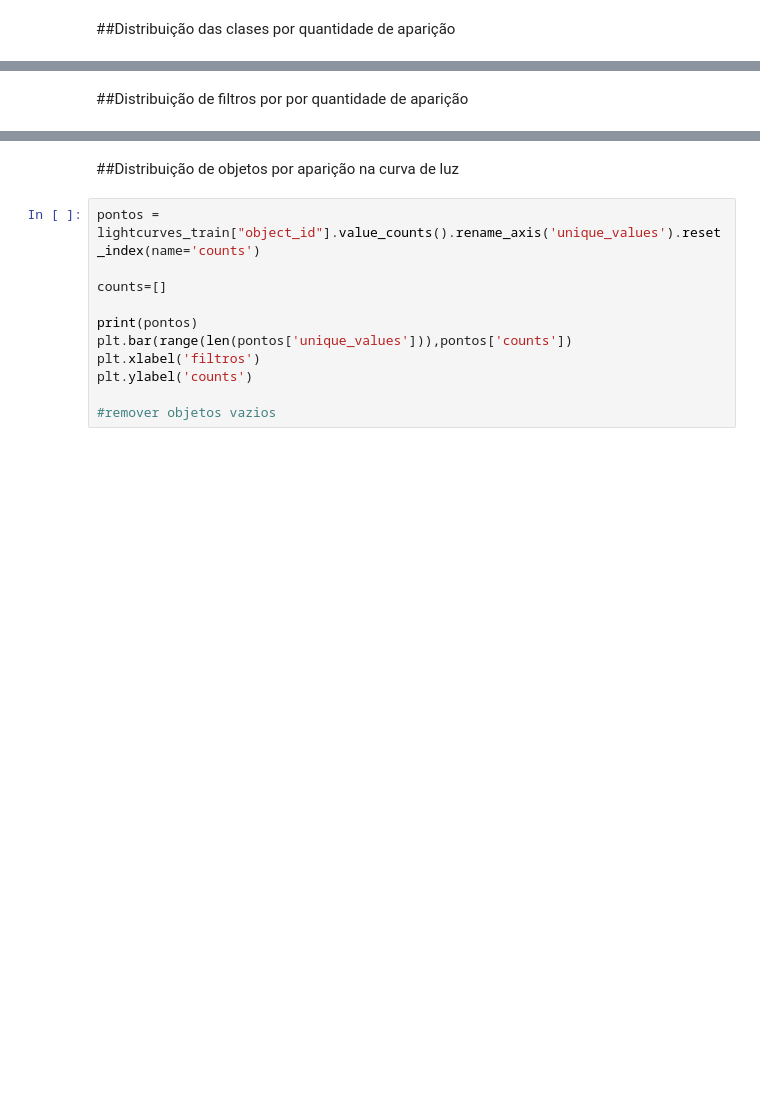
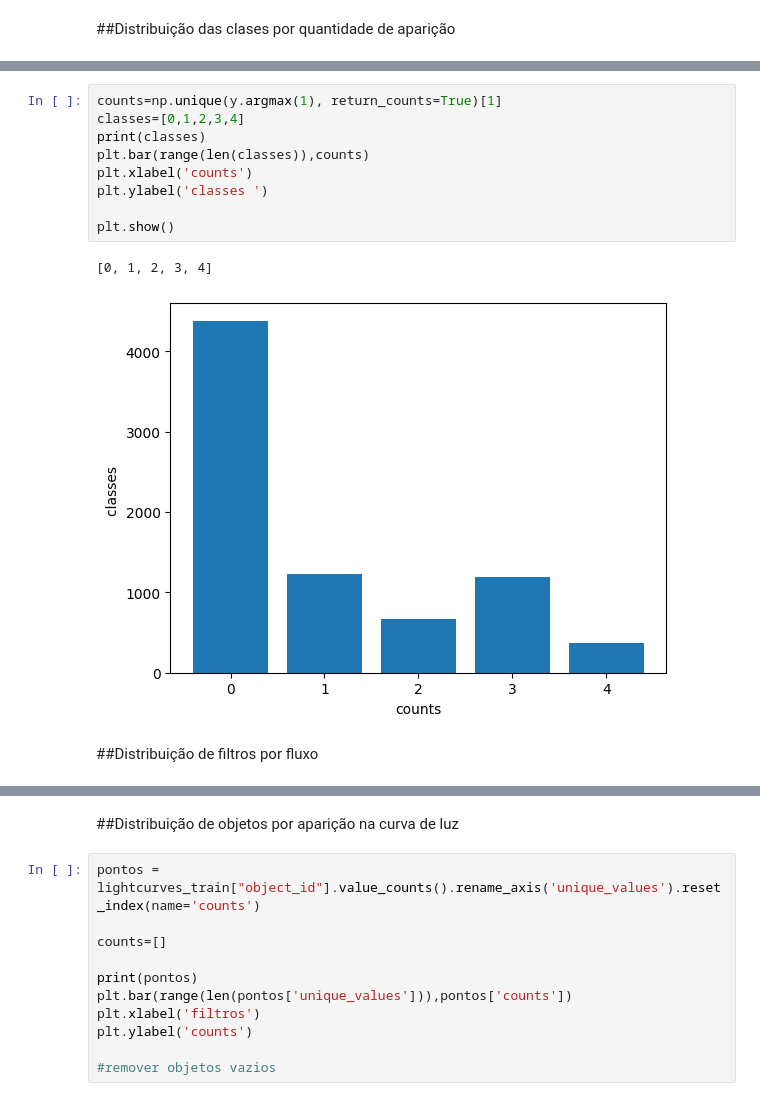
Before and after one commit to MarcoBarroca/VI_EAFEXP_Proj3, a Jupyter notebook: master.ipynb, the cells around one changed output, grey strips where cells are left out. Cells and saved outputs as stored; diff of their text form; blank space fills up the shorter version.

```diff
--- a/master.ipynb
+++ b/master.ipynb
@@ -106,6 +207,18 @@ Text(0, 0.5, 'count')
 [figure]
+# %%
+counts=np.unique(y.argmax(1), return_counts=True)[1]
+classes=[0,1,2,3,4]
+print(classes)
+plt.bar(range(len(classes)),counts)
+plt.xlabel('counts')
+plt.ylabel('classes ')
+
+plt.show()
+# %% [output]
+[0, 1, 2, 3, 4]
+[figure, added]
 # %% [markdown]
-##Distribuição de filtros por por quantidade de aparição
+##Distribuição de filtros por fluxo
 # %%
 filtros = lightcurves_train["passband"].value_counts().rename_axis('unique_values').reset_index(name='counts').sort_values(by='unique_values')
 
```
Also changed, not shown: parts of 31 cells of this notebook.
